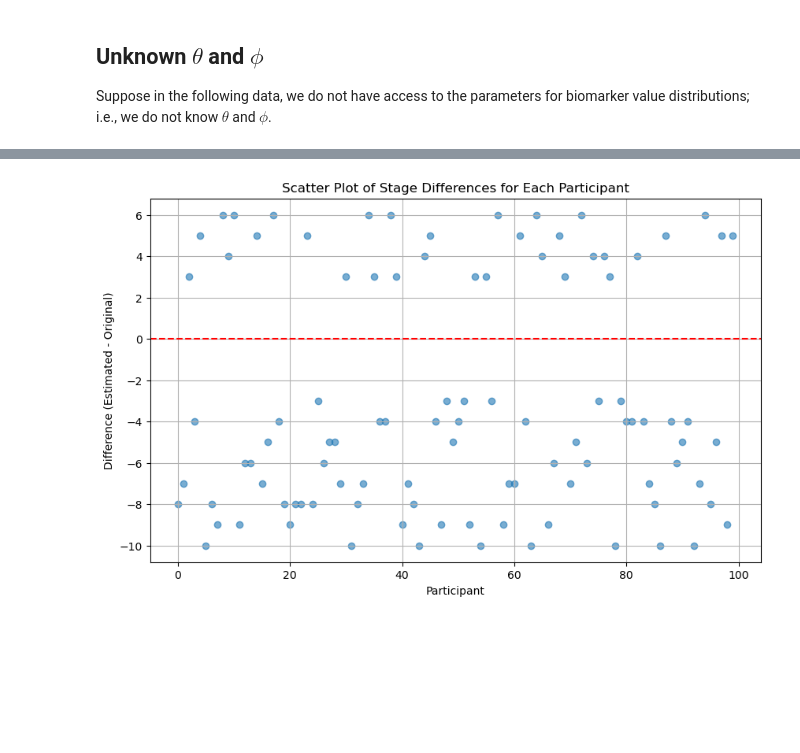
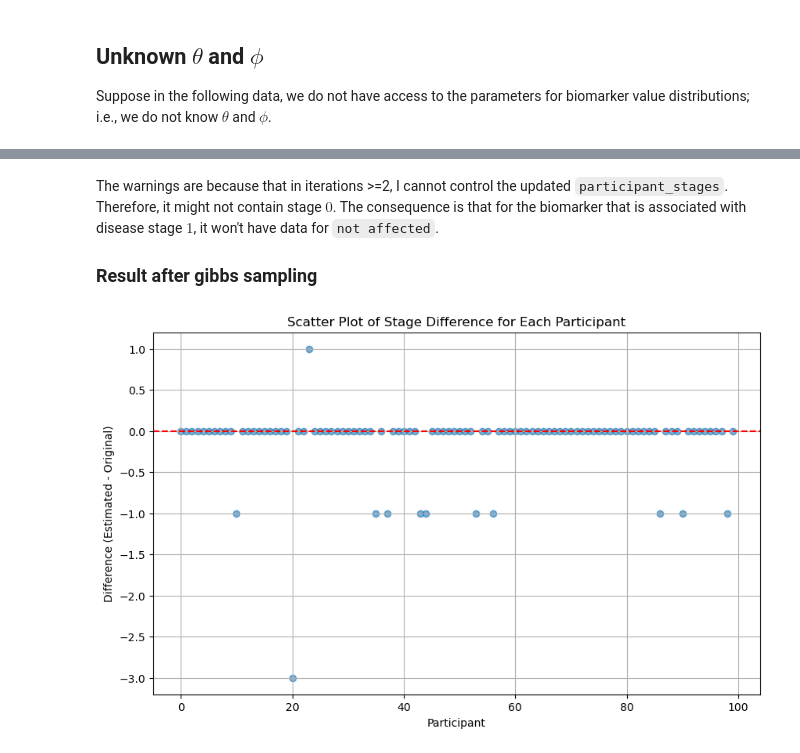
Before and after one commit to hongtaoh/ebm-book, a Jupyter notebook: estimate_two.ipynb, the cells around one changed output, grey strips where cells are left out. Saved outputs shown, nothing was run; the diff lists cells and outputs as text; code cells hidden in the pictures; blank space fills up the shorter version.

```diff
--- a/estimate_two.ipynb
+++ b/estimate_two.ipynb
@@ -188,8 +188,11 @@ def get_estimate_means_vars_df(biomarkers, data_we_have):
     - estimate_means_vars_df, just like means_vars_df, containing the estimated mean and var for
       distribution of biomarker values when the biomarker is affected and not affected
 
-    Special not: in the edge case of a biomarker indicating stage 1. Note that a participant's disease stage
+    Special note: in the edge case of a biomarker indicating stage 1. Note that a participant's disease stage
     might be 0. Therefore, for this biomarker, it has both affected and not affected cases.
+
+    However, this edge case still exists in later iterations where I cannot ensure that the updated
+    participant_stages still contains 0.
     '''
     # empty list of dictionaries to store the estimates
     means_vars_estimate_dict_list = []
@@ -199,6 +202,8 @@ def get_estimate_means_vars_df(biomarkers, data_we_have):
             data_full = data_we_have[(data_we_have.Biomarker == str(biomarker)) & (
             data_we_have.affected == affected)]
             data = np.array(data_full.measurement)
+            if len(data) == 0:
+                print(data_full)
             mu_estimate, var_estimate = estimate_params_exact(
                 m0 = 0, n0 = 1, s0_sq = 1, v0 = 1, data=data)
             if affected:
@@ -229,11 +244,6 @@ array([ 1,  5,  4,  1,  1,  1,  1,  4,  9,  2,  8,  1,  7,  4,  1,  8,  8,
 # %%
-biomarkers = np.arange(start = 0, stop = 10, step = 1)
-participants = data.participant.unique()
-num_iterations = 4
-num_stages = 10
-# initialize participant_stages
-# note that high should be num_stages + 1; otherwise, no participants will be in the stage of 10
-participant_stages = np.random.randint(low = 0, high = num_stages+1, size = len(participants))
+import warnings
+warnings.filterwarnings('ignore')
 
 for i in range(num_iterations):
     # fill up data_we_have with the current participant_stages
@@ -265,3 +275,4 @@ for i in range(num_iterations):
         max_likelihood_stage = pd.Series(stage_likelihood).idxmax()
         # update participant_stages
         participant_stages[p] = max_likelihood_stage
+    print(f"iteration {i} done")
@@ -268,16 +289,20 @@ for i in range(num_iterations):
+# %% [markdown]
+The warnings are because that in iterations >=2, I cannot control the updated `participant_stages`. Therefore, it might not contain stage $0$. The consequence is that for the biomarker that is associated with disease stage $1$, it won't have data for `not affected`.
+
+### Result after gibbs sampling
 # %%
 estimated_stages = participant_stages
 actual_stages = np.array(list(actual_stage_dic.values()))
 differences = estimated_stages - actual_stages
 
 # 2. Scatter Plot of the Differences at each index
 plt.figure(figsize=(10, 6))
 plt.scatter(range(100), differences, alpha=0.6)
 plt.axhline(y=0, color='red', linestyle='--')
-plt.title("Scatter Plot of Stage Differences for Each Participant")
+plt.title("Scatter Plot of Stage Difference for Each Participant")
 plt.xlabel("Participant")
 plt.ylabel("Difference (Estimated - Original)")
 plt.grid(True)
 plt.show()
 # %% [output]
-[figure, old version]
+[figure, new version]
```
Also changed, not shown: parts of 8 cells of this notebook, 39 other files.
